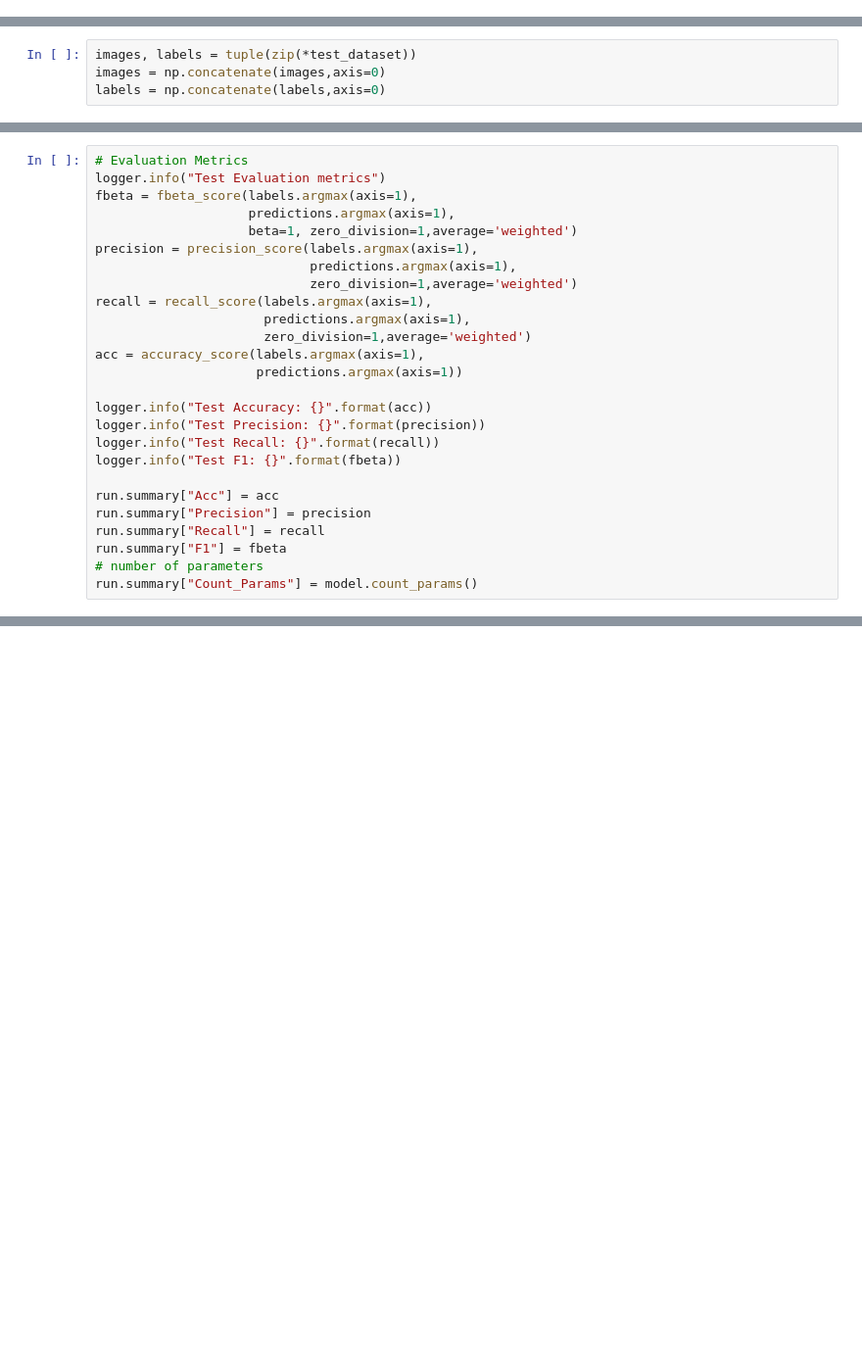
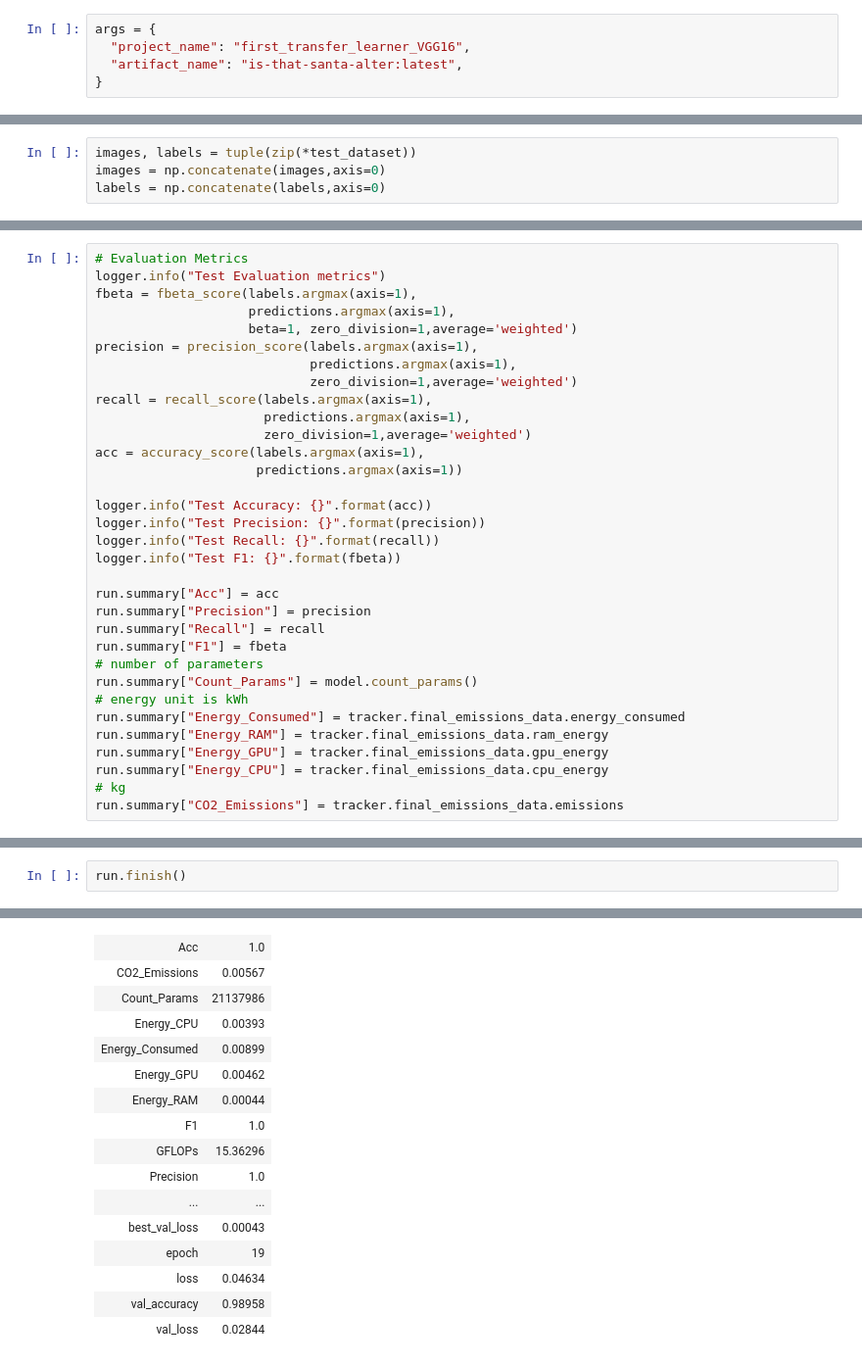
Before and after one commit to lariskelmer/TinyML, a Jupyter notebook: Task3/YourFirstTransferLearning_VGG16.ipynb, the cells around one changed output, grey strips where cells are left out. Shown at 98% size. Drawn from its saved outputs; the diff is of its cells as text; blank space fills up the shorter version.

```diff
--- a/Task3/YourFirstTransferLearning_VGG16.ipynb
+++ b/Task3/YourFirstTransferLearning_VGG16.ipynb
@@ -1404,6 +1386,11 @@ VGG, ResNet, Inception, so on.
 updated (i.e., the backward pass in backpropagation does not reach them)
 3.  We then train the network **using a very small learning rate** so the new set of FC layers can start to learn patterns from the previously learned CONV layers earlier in the network.
 4. Optionally, we may unfreeze the rest of the network and continue training. Applying fine-tuning allows us to apply pre-trained networks to recognize classes that they were not originally trained on; furthermore, **this method can lead to higher accuracy than feature extraction**.
+# %%
+args = {
+  "project_name": "first_transfer_learner_VGG16",
+  "artifact_name": "is-that-santa-alter:latest",
+}
 # %%
 # open the W&B project created in the Fetch step
 run = wandb.init(entity="larissakelmer",project=args["project_name"], job_type="transferlearning-finetuning")
@@ -2049,4 +1930,11 @@ run.summary["Recall"] = recall
 run.summary["F1"] = fbeta
 # number of parameters
 run.summary["Count_Params"] = model.count_params()
+# energy unit is kWh
+run.summary["Energy_Consumed"] = tracker.final_emissions_data.energy_consumed
+run.summary["Energy_RAM"] = tracker.final_emissions_data.ram_energy
+run.summary["Energy_GPU"] = tracker.final_emissions_data.gpu_energy
+run.summary["Energy_CPU"] = tracker.final_emissions_data.cpu_energy
+# kg
+run.summary["CO2_Emissions"] = tracker.final_emissions_data.emissions
 # %% [output]
@@ -2057,0 +1946,3 @@ run.summary["Count_Params"] = model.count_params()
+# %%
+run.finish()
+# %% [output]
@@ -2057,0 +1957,16 @@ run.summary["Count_Params"] = model.count_params()
+| Acc | 1.0 |
+| CO2_Emissions | 0.00567 |
+| Count_Params | 21137986 |
+| Energy_CPU | 0.00393 |
+| Energy_Consumed | 0.00899 |
+| Energy_GPU | 0.00462 |
+| Energy_RAM | 0.00044 |
+| F1 | 1.0 |
+| GFLOPs | 15.36296 |
+| Precision | 1.0 |
+| ... | ... |
+| best_val_loss | 0.00043 |
+| epoch | 19 |
+| loss | 0.04634 |
+| val_accuracy | 0.98958 |
+| val_loss | 0.02844 |
```
Also changed, not shown: parts of 27 cells of this notebook.
